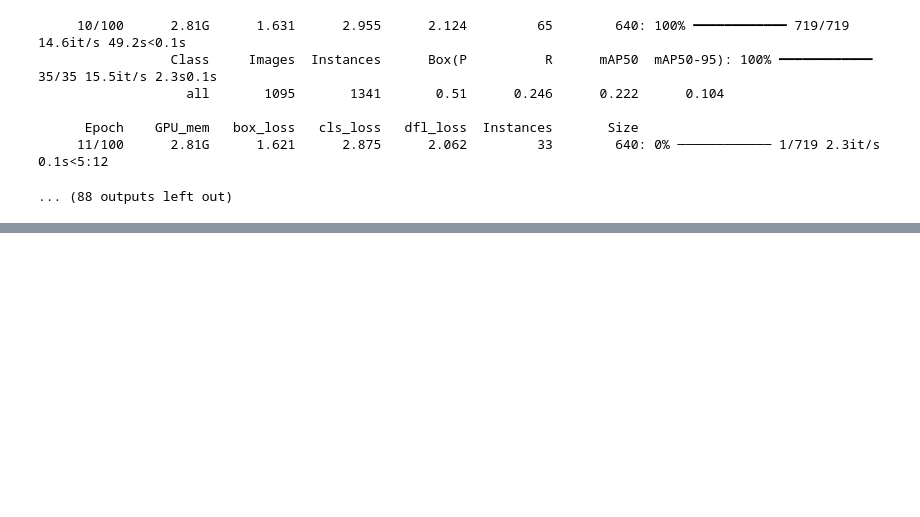
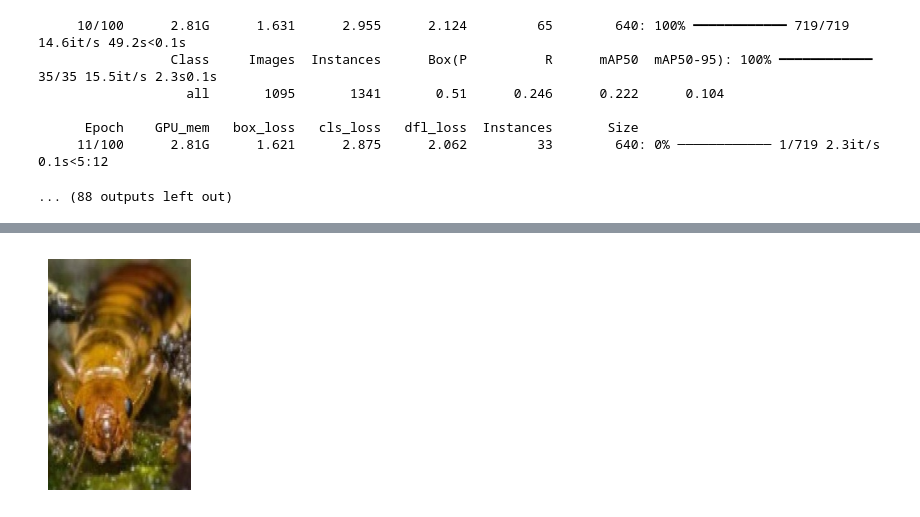
Before and after one commit to a-kuchuk/cv, a Jupyter notebook: ProjectCode.ipynb, the cells around one changed output, grey strips where cells are left out. Cells and saved outputs as stored; diff of their text form; code cells hidden in the pictures; blank space fills up the shorter version.

Commit message:
glob - new code

```diff
--- a/ProjectCode.ipynb
+++ b/ProjectCode.ipynb
@@ -1206,9 +1212,6 @@ def load_resnet50_model(weights_path, num_classes, device, pretrained=False):
     else:
         model = models.resnet50(weights=None)
 
-    # Replace FC layer with correct size
-    model.fc = nn.Linear(model.fc.in_features, num_classes)
-
     # Load saved weights
     state = torch.load(weights_path, map_location=device)
     model.load_state_dict(state)
@@ -1277,0 +1219,81 @@ Predicted Class from Test: Wasps
+# %%
+test_root = "cropped_dataset/test"
+
+# Get ALL valid image paths recursively
+all_images = glob(os.path.join(test_root, "*", "*.jpg")) \
+             + glob(os.path.join(test_root, "*", "*.png")) \
+             + glob(os.path.join(test_root, "*", "*.jpeg"))
+
+if len(all_images) == 0:
+    raise RuntimeError("No images found in cropped_dataset/test directory!")
+
+random_img_path = random.choice(all_images)
+print(f"\nRandomly Selected Test Image:\n{random_img_path}\n")
+
+
+# ============================
+# RESTORE CLASS NAMES + TRANSFORMS
+# ============================
+
+test_ds = datasets.ImageFolder(test_root)
+classes = test_ds.classes
+
+weights = ResNet50_Weights.IMAGENET1K_V2
+test_tf = transforms.Compose([
+    transforms.Resize((224, 224)),
+    transforms.ToTensor(),
+    transforms.Normalize(
+        mean=weights.transforms().mean,
+        std=weights.transforms().std
+    )
+])
+
+test_loader = DataLoader(
+    datasets.ImageFolder(test_root, transform=test_tf),
+    batch_size=32,
+    shuffle=False
+)
+
+# load raw resnet model - no transfer learning
+raw_model = load_resnet50_model(
+    weights_path="results_drive/raw_resnet/resnet50_raw_custom.pth",
+    num_classes=len(classes),
+    device=device,
+    pretrained=False
+)
+print("Loaded RAW ResNet50 model (no transfer learning).")
+
+# load transfer learning model
+transfer_model = load_resnet50_model(
+    weights_path="results_drive/transfer_resnet/resnet50_transfer_custom.pth",
+    num_classes=len(classes),
+    device=device,
+    pretrained=False
+)
+print("Loaded TRANSFER LEARNING ResNet50 model.")
+
+# RUN BOTH MODELS ON SAME IMAGE
+print("\n================ RAW MODEL PREDICTION ================")
+raw_pred = predict_single_image_demo(
+    img_path=random_img_path,
+    model=raw_model,
+    test_tf=test_tf,
+    classes=classes,
+    device=device
+)
+print("\n=============== TRANSFER MODEL PREDICTION ===============")
+transfer_pred = predict_single_image_demo(
+    img_path=random_img_path,
+    model=transfer_model,
+    test_tf=test_tf,
+    classes=classes,
+    device=device
+)
+
+# PRINT SUMMARY
+print("\n======================= SUMMARY =======================")
+print(f"Random Image Path: {random_img_path}")
+print(f"RAW Model Prediction      : {raw_pred}")
+print(f"Transfer Learning Prediction : {transfer_pred}")
+print("======================================================")
+# %% [output]
@@ -1277,0 +1309 @@ Predicted Class from Test: Wasps
+[figure, added]
```
Also changed, not shown: parts of 6 cells of this notebook.
